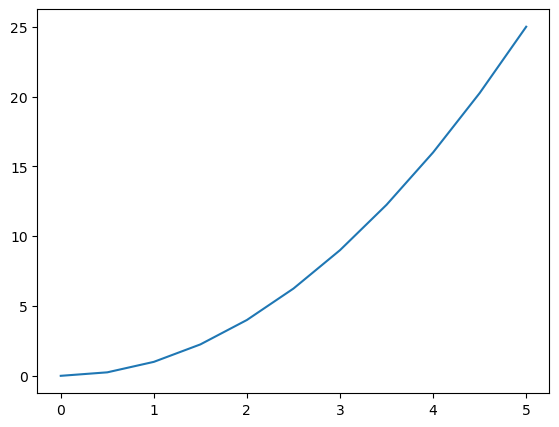
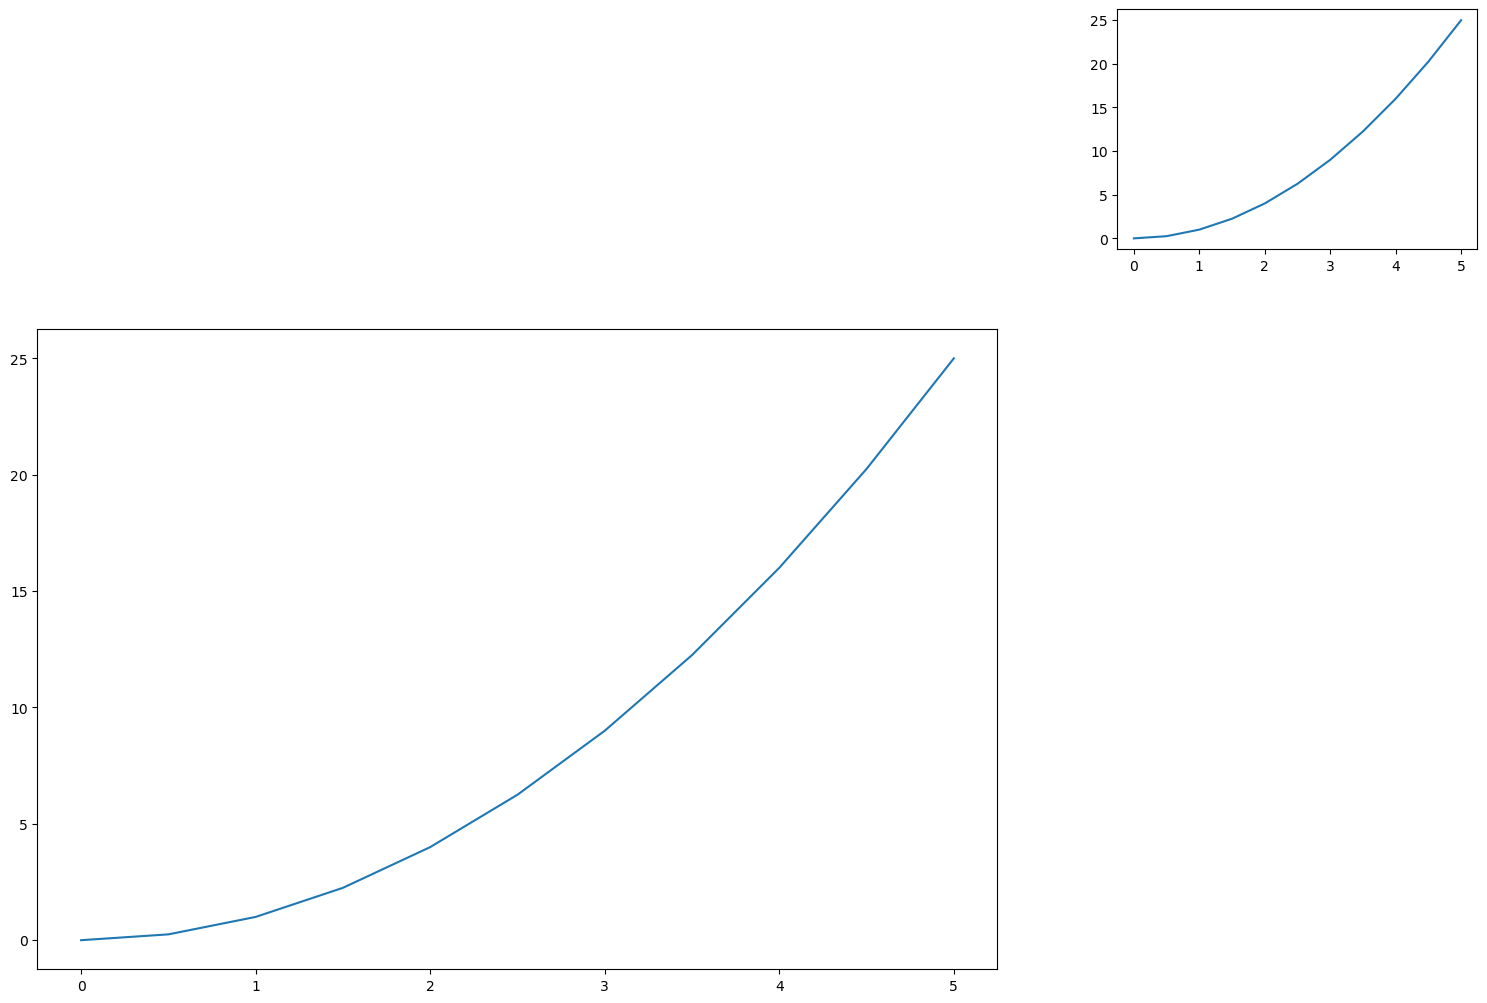
The notebook cell's code change between the first figure and the second:
--- before
+++ after
@@ -1,3 +1,5 @@
-fig=plt.figure()
-axis1=fig.add_axes([0.1,0.1,0.8,0.8])  #left,bottom,width,height(0 to 1)
+fig=plt.figure(figsize=(12,8))   #600*800(width,height )
+axis1=fig.add_axes([0.1,0.1,.8,.8])  #left,bottom,width,height(0 to 1)
 axis1.plot(x_axis,y_axis)
+axis2=fig.add_axes([1,1,0.3,0.3]) 
+axis2.plot(x_axis,y_axis)

Commit: commit